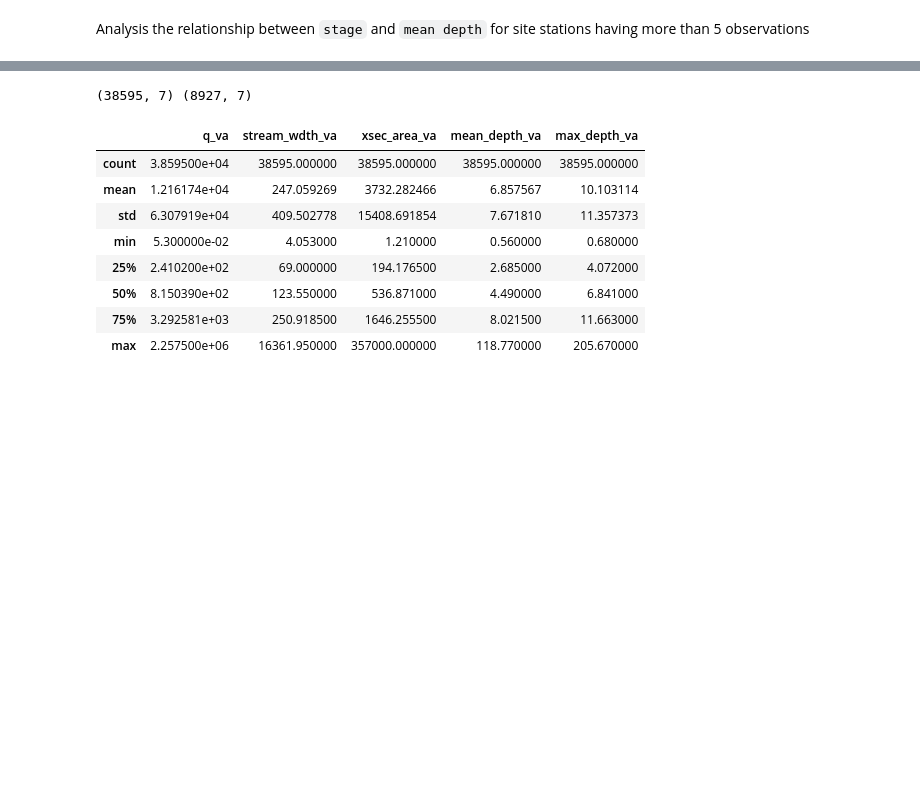
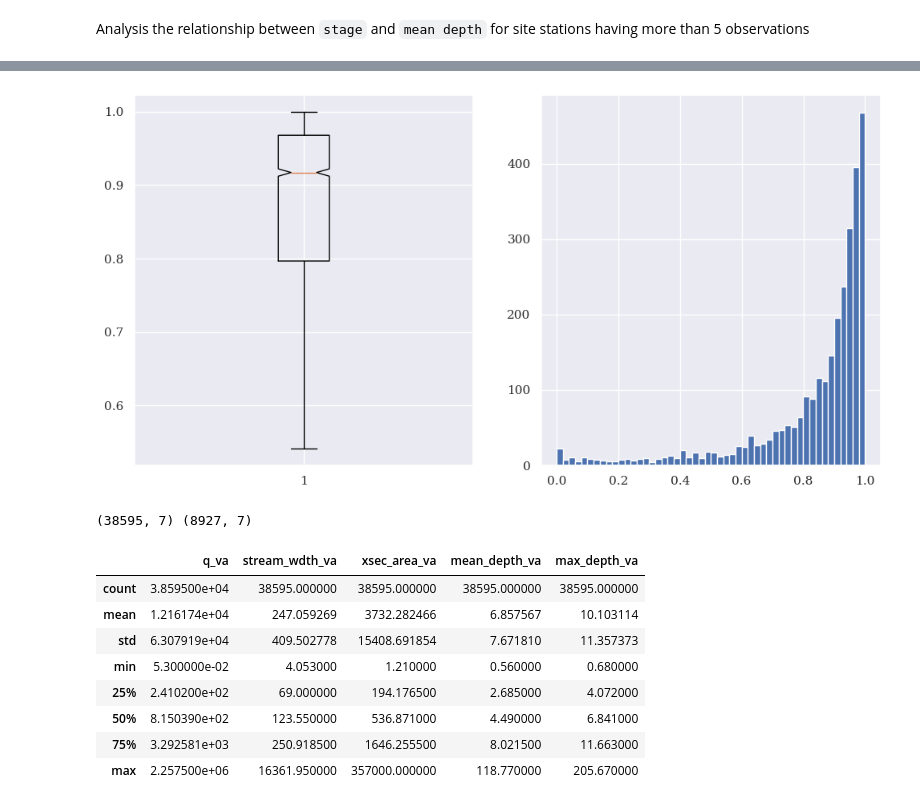
Before and after one commit to smhassanerfani/si2022, a Jupyter notebook: tauraat/hydroswot_subset.ipynb, the cells around one changed output, grey strips where cells are left out. Drawn from its saved outputs; the diff is of its cells as text; code cells hidden in the pictures; blank space fills up the shorter version.

Commit message:
Added vectorized operations for r2 between depth and thalweg

```diff
--- a/tauraat/hydroswot_subset.ipynb
+++ b/tauraat/hydroswot_subset.ipynb
@@ -227,0 +212,4 @@ Average of R^2: 0.7612, STD of R^2: 0.2799
+# %%
+hydro_site_obs = hydro_subset['site_no'].value_counts()
+hydro_stat = hydro_subset[hydro_subset["site_no"].isin(hydro_site_obs.index[hydro_site_obs>=5].to_list())]
+hydro_stat['site_no'].value_counts().describe()
@@ -228,3 +226,16 @@ Average of R^2: 0.7612, STD of R^2: 0.2799
+# %%
+def r2(x):
+    with np.errstate(divide='ignore', invalid='ignore'):
+        return np.corrcoef(x['mean_depth_va'], x['max_depth_va'])[0, 1 ]**2
+
+r2_ser = hydro_stat.groupby("site_no").apply(r2)
+
+fig, (ax1, ax2) = plt.subplots(ncols=2, figsize=(12,6))
+ax1.boxplot(r2_ser, notch=True, vert = 1, showfliers=False)
+ax2.hist(r2_ser, bins=50)
+plt.show()
+# %% [output]
+[figure, added]
 # %%
 from sklearn.model_selection import GroupShuffleSplit
 
```
Also changed, not shown: parts of 10 cells of this notebook.
